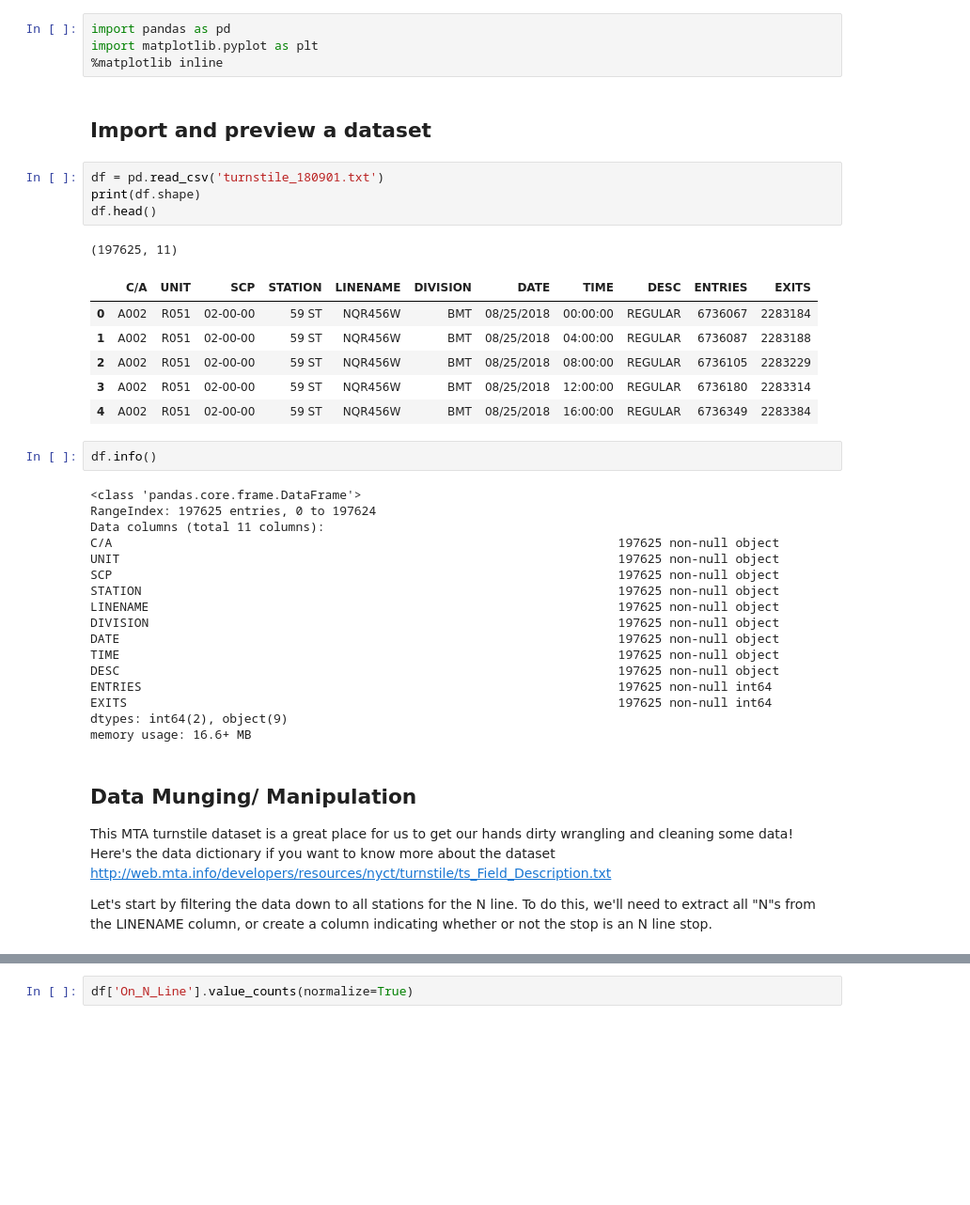
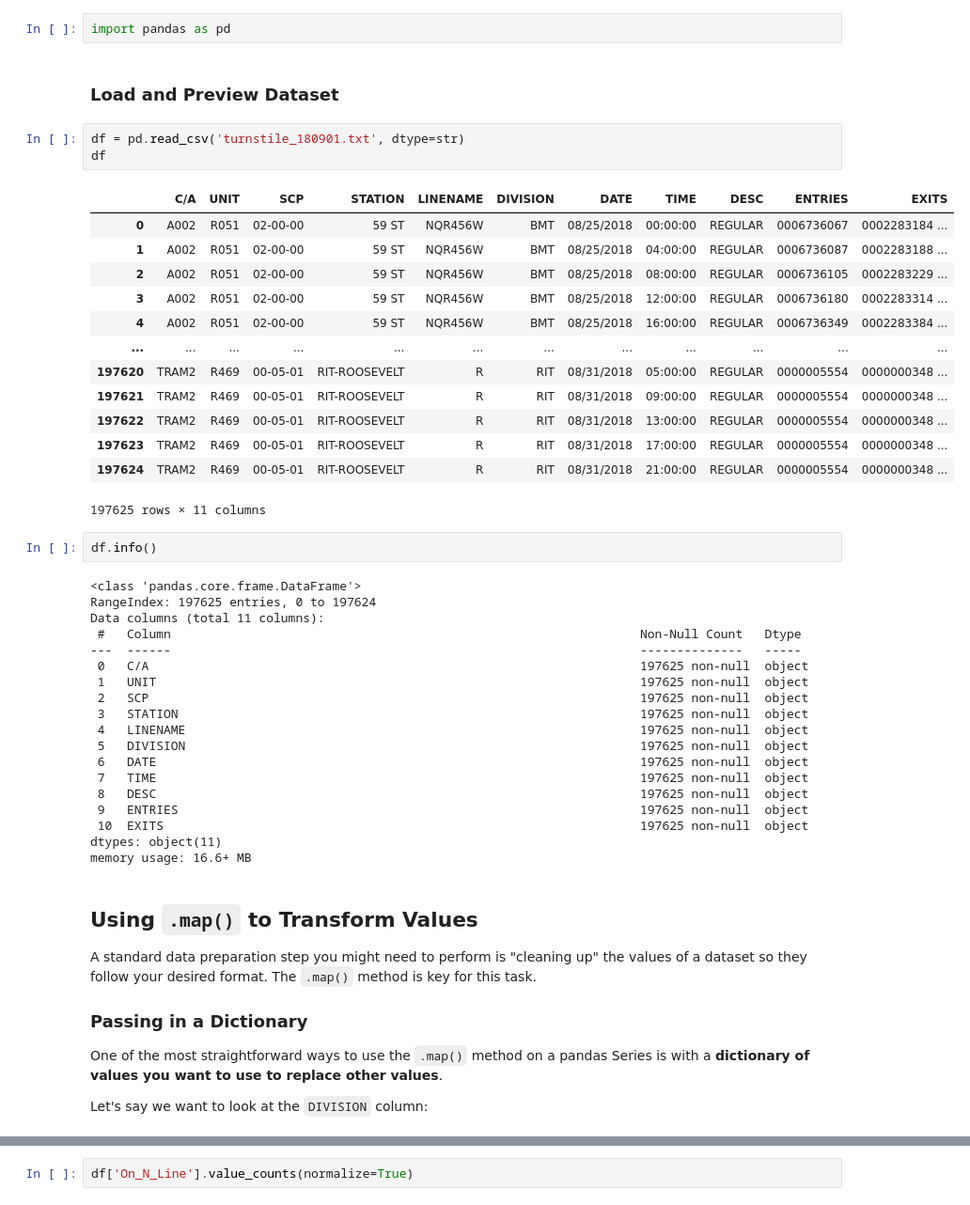
Before and after one commit to learn-co-curriculum/dsc-pandas-series-and-dataframes, a Jupyter notebook: index.ipynb, the cells around one changed output, grey strips where cells are left out. Shown at 94% size. Drawn from its saved outputs; the diff is of its cells as text; blank space fills up the shorter version.

```diff
--- a/index.ipynb
+++ b/index.ipynb
@@ -27,43 +34,52 @@ Let's take a little time to import the packages we need and to import and previe
 # %%
 import pandas as pd
-import matplotlib.pyplot as plt
-%matplotlib inline
-# %% [markdown]
-## Import and preview a dataset
+# %% [markdown]
+### Load and Preview Dataset
 # %%
-df = pd.read_csv('turnstile_180901.txt')
-print(df.shape)
-df.head()
+df = pd.read_csv('turnstile_180901.txt', dtype=str)
+df
 # %% [output]
+|  | C/A | UNIT | SCP | STATION | LINENAME | DIVISION | DATE | TIME | DESC | ENTRIES | EXITS |
+| 0 | A002 | R051 | 02-00-00 | 59 ST | NQR456W | BMT | 08/25/2018 | 00:00:00 | REGULAR | 0006736067 | 0002283184 ... |
+| 1 | A002 | R051 | 02-00-00 | 59 ST | NQR456W | BMT | 08/25/2018 | 04:00:00 | REGULAR | 0006736087 | 0002283188 ... |
+| 2 | A002 | R051 | 02-00-00 | 59 ST | NQR456W | BMT | 08/25/2018 | 08:00:00 | REGULAR | 0006736105 | 0002283229 ... |
+| 3 | A002 | R051 | 02-00-00 | 59 ST | NQR456W | BMT | 08/25/2018 | 12:00:00 | REGULAR | 0006736180 | 0002283314 ... |
+| 4 | A002 | R051 | 02-00-00 | 59 ST | NQR456W | BMT | 08/25/2018 | 16:00:00 | REGULAR | 0006736349 | 0002283384 ... |
+| ... | ... | ... | ... | ... | ... | ... | ... | ... | ... | ... | ... |
+| 197620 | TRAM2 | R469 | 00-05-01 | RIT-ROOSEVELT | R | RIT | 08/31/2018 | 05:00:00 | REGULAR | 0000005554 | 0000000348 ... |
+| 197621 | TRAM2 | R469 | 00-05-01 | RIT-ROOSEVELT | R | RIT | 08/31/2018 | 09:00:00 | REGULAR | 0000005554 | 0000000348 ... |
+| 197622 | TRAM2 | R469 | 00-05-01 | RIT-ROOSEVELT | R | RIT | 08/31/2018 | 13:00:00 | REGULAR | 0000005554 | 0000000348 ... |
+| 197623 | TRAM2 | R469 | 00-05-01 | RIT-ROOSEVELT | R | RIT | 08/31/2018 | 17:00:00 | REGULAR | 0000005554 | 0000000348 ... |
+| 197624 | TRAM2 | R469 | 00-05-01 | RIT-ROOSEVELT | R | RIT | 08/31/2018 | 21:00:00 | REGULAR | 0000005554 | 0000000348 ... |
-(197625, 11)
+197625 rows × 11 columns
-|  | C/A | UNIT | SCP | STATION | LINENAME | DIVISION | DATE | TIME | DESC | ENTRIES | EXITS |
-| 0 | A002 | R051 | 02-00-00 | 59 ST | NQR456W | BMT | 08/25/2018 | 00:00:00 | REGULAR | 6736067 | 2283184 |
-| 1 | A002 | R051 | 02-00-00 | 59 ST | NQR456W | BMT | 08/25/2018 | 04:00:00 | REGULAR | 6736087 | 2283188 |
-| 2 | A002 | R051 | 02-00-00 | 59 ST | NQR456W | BMT | 08/25/2018 | 08:00:00 | REGULAR | 6736105 | 2283229 |
-| 3 | A002 | R051 | 02-00-00 | 59 ST | NQR456W | BMT | 08/25/2018 | 12:00:00 | REGULAR | 6736180 | 2283314 |
-| 4 | A002 | R051 | 02-00-00 | 59 ST | NQR456W | BMT | 08/25/2018 | 16:00:00 | REGULAR | 6736349 | 2283384 |
 # %%
 df.info()
 # %% [output]
 <class 'pandas.core.frame.DataFrame'>
 RangeIndex: 197625 entries, 0 to 197624
 Data columns (total 11 columns):
-C/A                                                                     197625 non-null object
-UNIT                                                                    197625 non-null object
-SCP                                                                     197625 non-null object
-STATION                                                                 197625 non-null object
-LINENAME                                                                197625 non-null object
-DIVISION                                                                197625 non-null object
-DATE                                                                    197625 non-null object
-TIME                                                                    197625 non-null object
-DESC                                                                    197625 non-null object
-ENTRIES                                                                 197625 non-null int64
-EXITS                                                                   197625 non-null int64
-dtypes: int64(2), object(9)
+ #   Column                                                                Non-Null Count   Dtype
+---  ------                                                                --------------   -----
+ 0   C/A                                                                   197625 non-null  object
+ 1   UNIT                                                                  197625 non-null  object
+ 2   SCP                                                                   197625 non-null  object
+ 3   STATION                                                               197625 non-null  object
+ 4   LINENAME                                                              197625 non-null  object
+ 5   DIVISION                                                              197625 non-null  object
+ 6   DATE                                                                  197625 non-null  object
+ 7   TIME                                                                  197625 non-null  object
+ 8   DESC                                                                  197625 non-null  object
+ 9   ENTRIES                                                               197625 non-null  object
+ 10  EXITS                                                                 197625 non-null  object
+dtypes: object(11)
 memory usage: 16.6+ MB
-# %% [markdown]
-
-## Data Munging/ Manipulation
-This MTA turnstile dataset is a great place for us to get our hands dirty wrangling and cleaning some data! Here's the data dictionary if you want to know more about the dataset http://web.mta.info/developers/resources/nyct/turnstile/ts_Field_Description.txt
-
-Let's start by filtering the data down to all stations for the N line. To do this, we'll need to extract all "N"s from the LINENAME column, or create a column indicating whether or not the stop is an N line stop.
+# %% [markdown]
+## Using `.map()` to Transform Values
+
+A standard data preparation step you might need to perform is "cleaning up" the values of a dataset so they follow your desired format. The `.map()` method is key for this task.
+
+### Passing in a Dictionary
+
+One of the most straightforward ways to use the `.map()` method on a pandas Series is with a **dictionary of values you want to use to replace other values**.
+
+Let's say we want to look at the `DIVISION` column:
```
Also changed, not shown: parts of 105 cells of this notebook, 1 other file.
